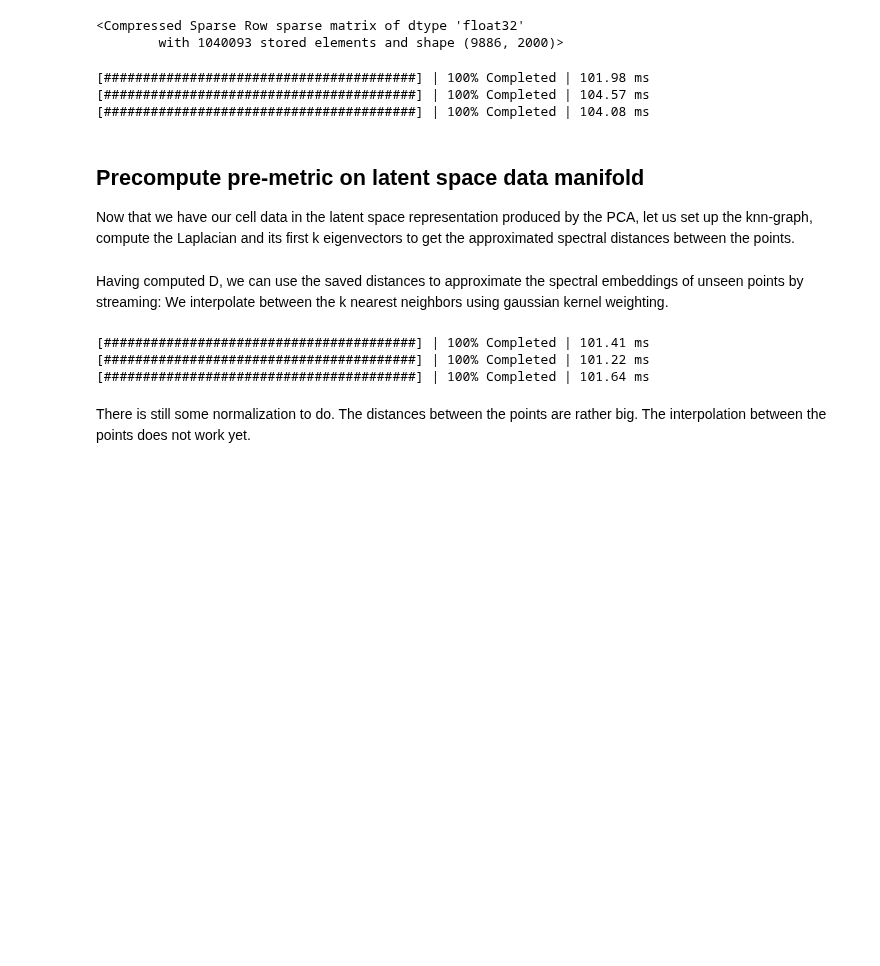
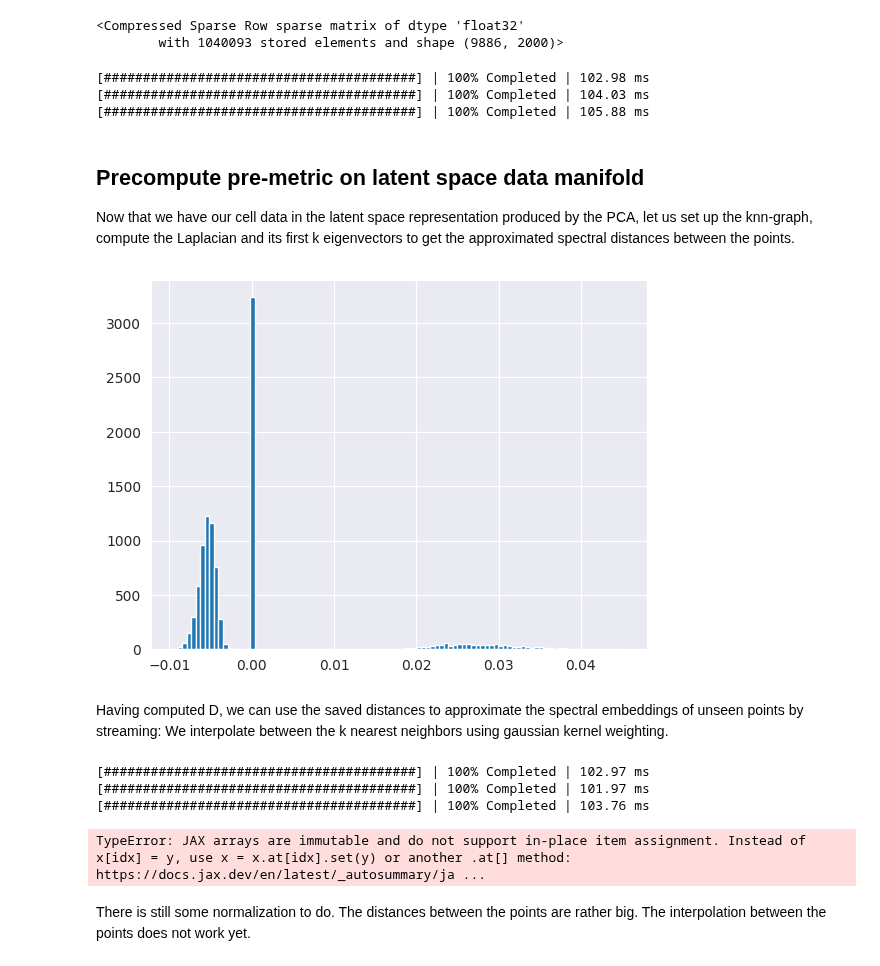
Before and after one commit to markuslaengst/CellFlow, a Jupyter notebook: docs/notebooks/riemannian_cell_flow.ipynb, the cells around one changed output. Drawn from its saved outputs; the diff is of its cells as text; code cells hidden in the pictures; blank space fills up the shorter version.

```diff
--- a/docs/notebooks/riemannian_cell_flow.ipynb
+++ b/docs/notebooks/riemannian_cell_flow.ipynb
@@ -99,7 +101,7 @@ adata_train.X
 <Compressed Sparse Row sparse matrix of dtype 'float32'
         with 1040093 stored elements and shape (9886, 2000)>
 # %%
-cf = CellFlow(adata_train, solver="otfm")
+cf = CellFlow(adata_train, solver="otrfm")
 # %%
 cf.prepare_data(
     sample_rep = "X_pca",
@@ -113,9 +115,9 @@ cf.prepare_data(
     null_value = 0.0,
 )
 # %% [output]
-[########################################] | 100% Completed | 101.98 ms
-[########################################] | 100% Completed | 104.57 ms
-[########################################] | 100% Completed | 104.08 ms
+[########################################] | 100% Completed | 102.98 ms
+[########################################] | 100% Completed | 104.03 ms
+[########################################] | 100% Completed | 105.88 ms
 # %%
 pca_data = cf.train_data.cell_data
 # %% [markdown]
@@ -125,22 +127,26 @@ Now that we have our cell data in the latent space representation produced by th
 # %%
 from cellflow.preprocessing._premetric import *
 
 # Build the kNN graph.
-W = build_knn_graph(pca_data, k=30)
+W, sigma = build_knn_graph(pca_data, k=30)
 # Compute the normalized Laplacian
 L = normalized_laplacian(W)
 # Calculate the first k eigenfunctions of the Laplacian
-s_dim = 10
+s_dim = 11
 evals, evecs = compute_eigens(L, k=s_dim)
-
+evals = evals[1:]
+evecs = evecs[:,1:]
+plt.hist(evecs[:,1], bins=100)
 Psi = spectral_embedding(evals, evecs, weight_type="biharmonic")
 
 Psi_norm = np.sum(Psi**2, axis=1)
 
 # Precompute squared distances for two known points i and j (i.e. 0 and 1):
 n = Psi.shape[0]
 D = np.zeros((n, n))
 D = Psi_norm[:, None] + Psi_norm[None, :] - 2 * (Psi @ Psi.T)
+# %% [output]
+[figure, added]
 # %% [markdown]
 Having computed D, we can use the saved distances to approximate the spectral embeddings of unseen points by streaming: We interpolate between the k nearest neighbors using gaussian kernel weighting.
 # %%
@@ -151,15 +157,19 @@ cf.prepare_validation_data(
     n_conditions_on_train_end=None,
 )
 # %% [output]
-[########################################] | 100% Completed | 101.41 ms
-[########################################] | 100% Completed | 101.22 ms
-[########################################] | 100% Completed | 101.64 ms
+[########################################] | 100% Completed | 102.97 ms
+[########################################] | 100% Completed | 101.97 ms
+[########################################] | 100% Completed | 103.76 ms
 # %%
 unseen_pca = cf.validation_data["test"].cell_data
 
 new_point = unseen_pca[0,:]
 # %%
-nytroem = SpectralNyström(pca_data, Psi, evals, s_dim)
-new_emb = nytroem.embed_point(new_point)
+point_dict = {}
+
+nystroem = SpectralNystroem(pca_data, evecs, evals, s_dim)
+new_emb = nystroem.embed_point(new_point)
+# %% [output]
+TypeError: JAX arrays are immutable and do not support in-place item assignment. Instead of x[idx] = y, use x = x.at[idx].set(y) or another .at[] method: https://docs.jax.dev/en/latest/_autosummary/ja ...
 # %% [markdown]
 There is still some normalization to do. The distances between the points are rather big. The interpolation between the points does not work yet.
```
Also changed, not shown: parts of 8 cells of this notebook, 7 other files.
